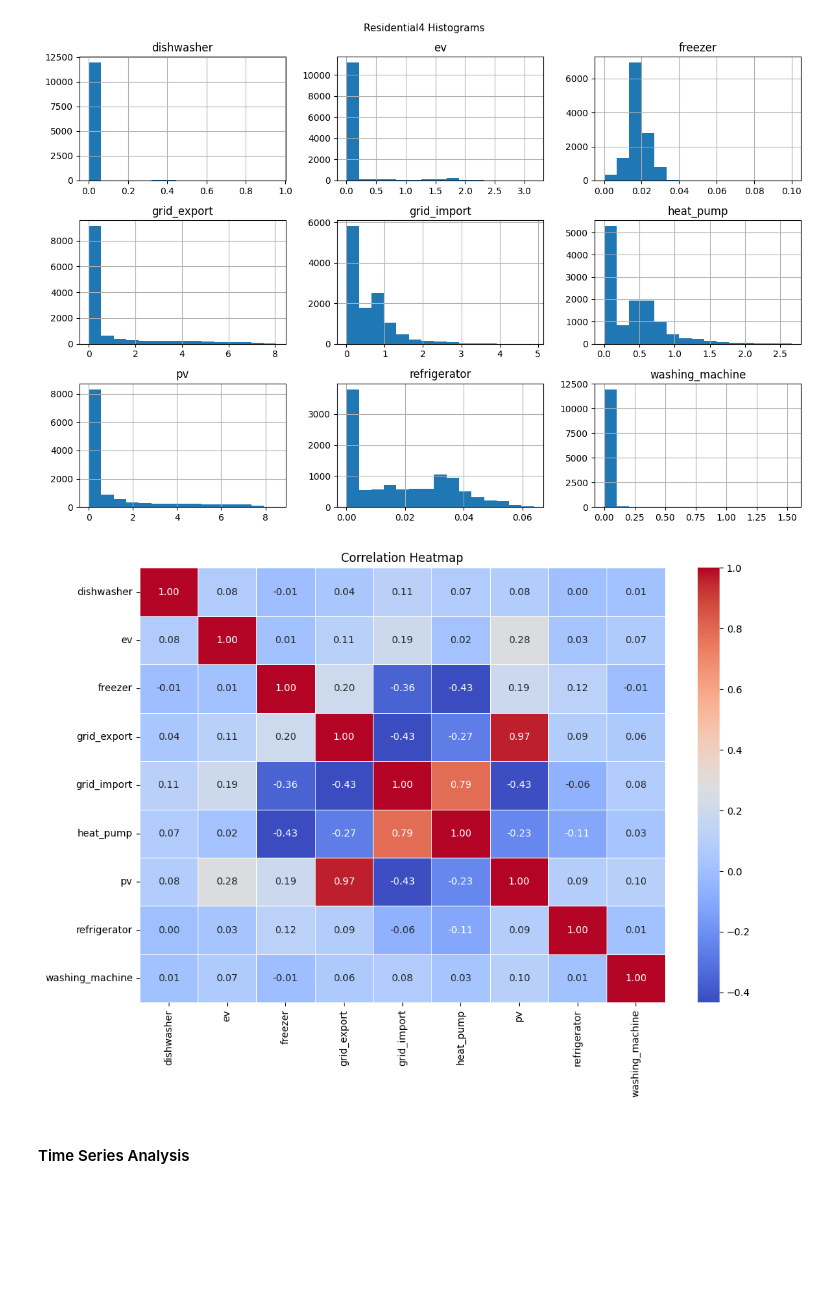
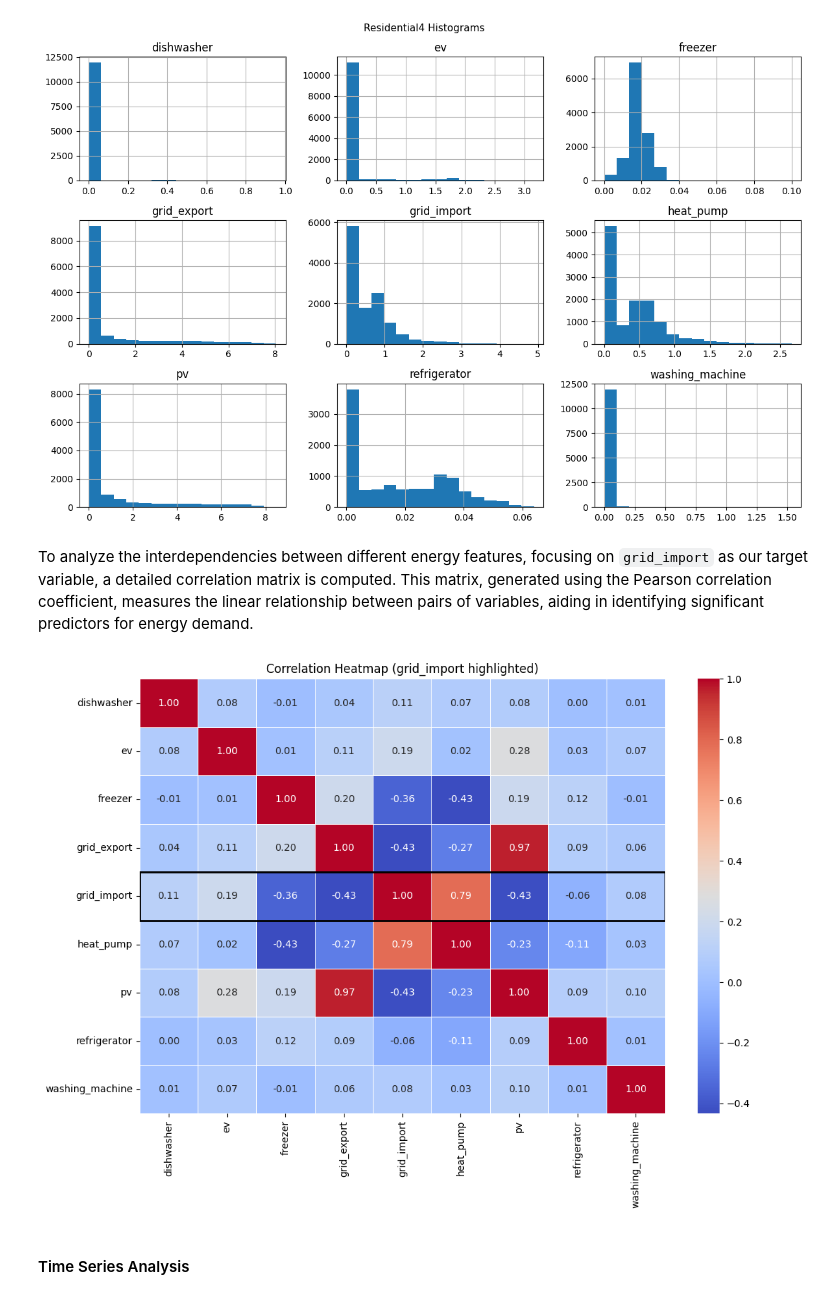
Before and after one commit to JoannaKusy/ML_for_Data_Analytics_Project, a Jupyter notebook: notebooks/01_eda.ipynb, the cells around one changed output. Saved outputs shown, nothing was run; the diff lists cells and outputs as text; code cells hidden in the pictures; blank space fills up the shorter version.

Commit message:
change target variable to import, add comments to eda

```diff
--- a/notebooks/01_eda.ipynb
+++ b/notebooks/01_eda.ipynb
@@ -316,13 +354,22 @@ plt.tight_layout()
 plt.show()
 # %% [output]
 [figure]
+# %% [markdown]
+To analyze the interdependencies between different energy features, focusing on `grid_import` as our target variable, a detailed correlation matrix is computed. This matrix, generated using the Pearson correlation coefficient, measures the linear relationship between pairs of variables, aiding in identifying significant predictors for energy demand.
 # %%
 plt.figure(figsize=(12, 8))
-sns.heatmap(residential4_data.corr(), annot=True, cmap="coolwarm", fmt=".2f", linewidths=0.5)
+corr = residential4_data.corr()
+target = list(corr.columns).index('grid_import')
+
+ax = sns.heatmap(corr, annot=True, cmap="coolwarm", fmt=".2f", linewidths=0.5)
 plt.title("Correlation Heatmap")
+
+ax.add_patch(plt.Rectangle((0, target), len(corr), 1, fill=False, edgecolor='black', lw=2))
+
+plt.title("Correlation Heatmap (grid_import highlighted)")
 plt.show()
 # %% [output]
-[figure, old version]
+[figure, new version]
 # %% [markdown]
 #### Time Series Analysis
 # %%
```
Also changed, not shown: parts of 14 cells of this notebook.
